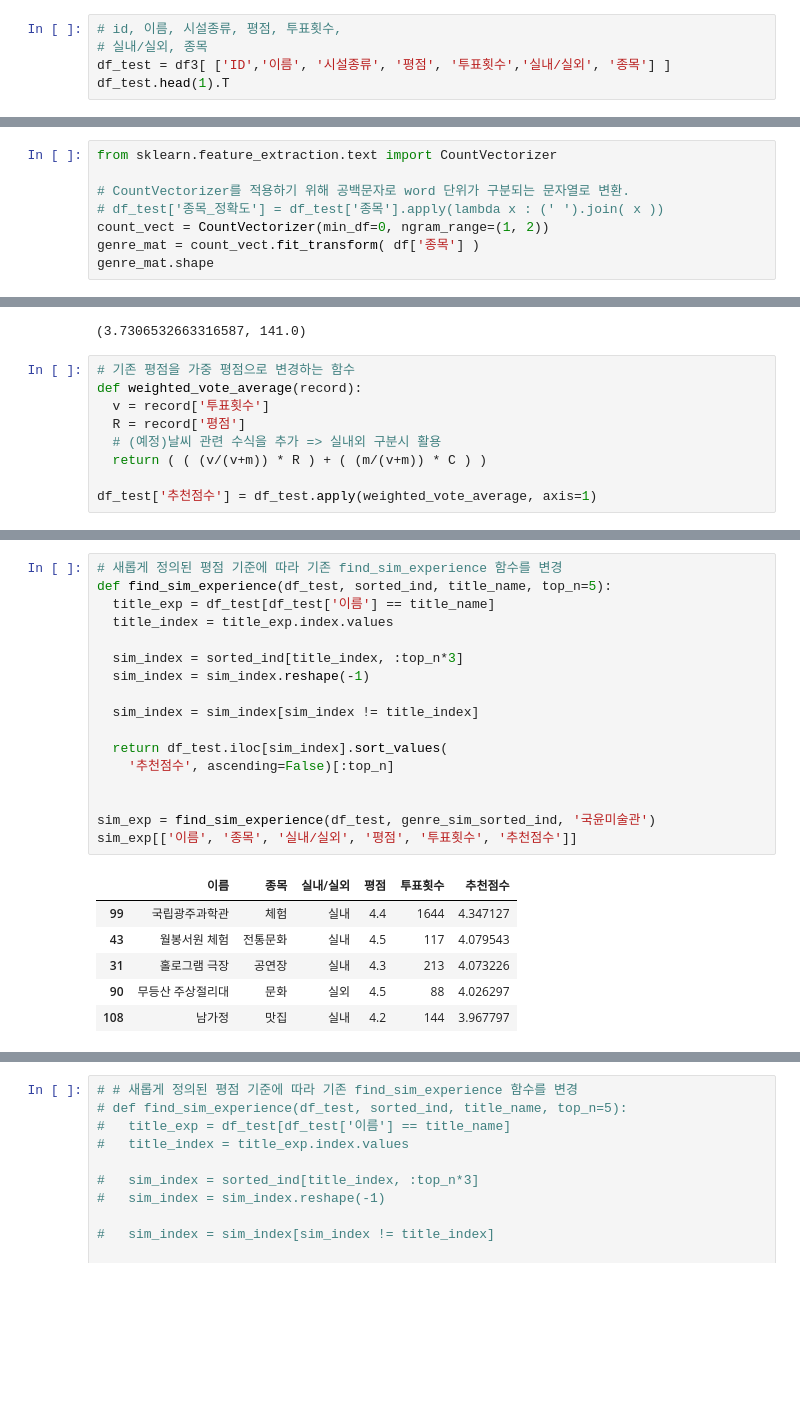
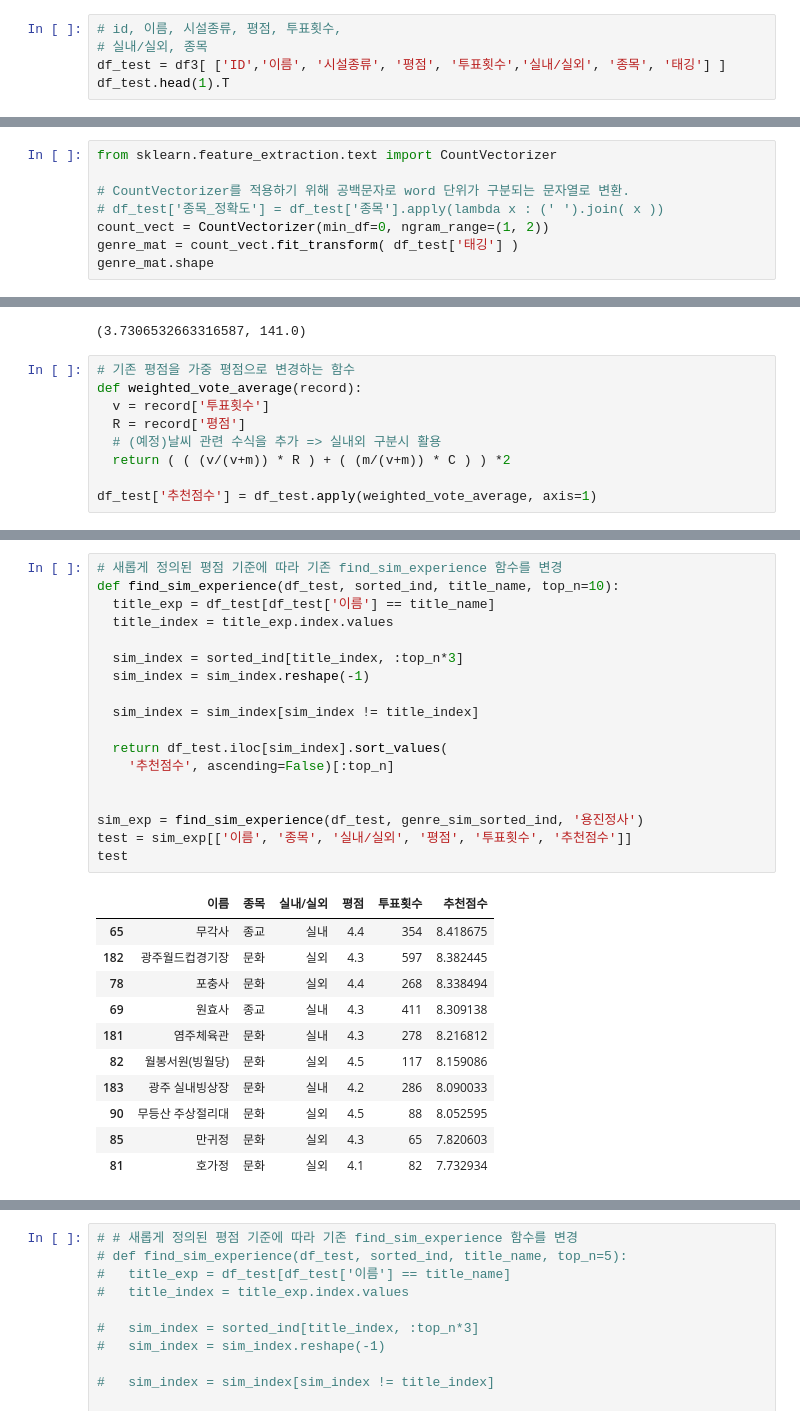
Before and after one commit to oocheol/Health_Find, a Jupyter notebook: Model.ipynb, the cells around one changed output, grey strips where cells are left out. Cells and saved outputs as stored; diff of their text form; blank space fills up the shorter version.

```diff
--- a/Model.ipynb
+++ b/Model.ipynb
@@ -85,7 +90,7 @@ df3.head(2).T
 # %%
 # id, 이름, 시설종류, 평점, 투표횟수,
 # 실내/실외, 종목
-df_test = df3[ ['ID','이름', '시설종류', '평점', '투표횟수','실내/실외', '종목'] ]
+df_test = df3[ ['ID','이름', '시설종류', '평점', '투표횟수','실내/실외', '종목', '태깅'] ]
 df_test.head(1).T
 # %% [output]
 |  | 0 |
@@ -133,6 +140,6 @@ from sklearn.feature_extraction.text import CountVectorizer
 # CountVectorizer를 적용하기 위해 공백문자로 word 단위가 구분되는 문자열로 변환.
 # df_test['종목_정확도'] = df_test['종목'].apply(lambda x : (' ').join( x ))
 count_vect = CountVectorizer(min_df=0, ngram_range=(1, 2))
-genre_mat = count_vect.fit_transform( df['종목'] )
+genre_mat = count_vect.fit_transform( df_test['태깅'] )
 genre_mat.shape
 # %% [output]
@@ -209,7 +231,7 @@ def weighted_vote_average(record):
   v = record['투표횟수']
   R = record['평점']
   # (예정)날씨 관련 수식을 추가 => 실내외 구분시 활용
-  return ( ( (v/(v+m)) * R ) + ( (m/(v+m)) * C ) )
+  return ( ( (v/(v+m)) * R ) + ( (m/(v+m)) * C ) ) *2
 
 df_test['추천점수'] = df_test.apply(weighted_vote_average, axis=1)
 # %%
@@ -233,24 +265,30 @@ df_test[['이름', '평점', '투표횟수', '추천점수']].sort_values(
 # %%
 # 새롭게 정의된 평점 기준에 따라 기존 find_sim_experience 함수를 변경
-def find_sim_experience(df_test, sorted_ind, title_name, top_n=5):
+def find_sim_experience(df_test, sorted_ind, title_name, top_n=10):
   title_exp = df_test[df_test['이름'] == title_name]
   title_index = title_exp.index.values
 
   sim_index = sorted_ind[title_index, :top_n*3]
   sim_index = sim_index.reshape(-1)
 
   sim_index = sim_index[sim_index != title_index]
 
   return df_test.iloc[sim_index].sort_values(
     '추천점수', ascending=False)[:top_n]
 
 
-sim_exp = find_sim_experience(df_test, genre_sim_sorted_ind, '국윤미술관')
-sim_exp[['이름', '종목', '실내/실외', '평점', '투표횟수', '추천점수']]
+sim_exp = find_sim_experience(df_test, genre_sim_sorted_ind, '용진정사')
+test = sim_exp[['이름', '종목', '실내/실외', '평점', '투표횟수', '추천점수']]
+test
 # %% [output]
 |  | 이름 | 종목 | 실내/실외 | 평점 | 투표횟수 | 추천점수 |
-| 99 | 국립광주과학관 | 체험 | 실내 | 4.4 | 1644 | 4.347127 |
-| 43 | 월봉서원 체험 | 전통문화 | 실내 | 4.5 | 117 | 4.079543 |
-| 31 | 홀로그램 극장 | 공연장 | 실내 | 4.3 | 213 | 4.073226 |
-| 90 | 무등산 주상절리대 | 문화 | 실외 | 4.5 | 88 | 4.026297 |
-| 108 | 남가정 | 맛집 | 실내 | 4.2 | 144 | 3.967797 |
+| 65 | 무각사 | 종교 | 실내 | 4.4 | 354 | 8.418675 |
+| 182 | 광주월드컵경기장 | 문화 | 실외 | 4.3 | 597 | 8.382445 |
+| 78 | 포충사 | 문화 | 실외 | 4.4 | 268 | 8.338494 |
+| 69 | 원효사 | 종교 | 실내 | 4.3 | 411 | 8.309138 |
+| 181 | 염주체육관 | 문화 | 실내 | 4.3 | 278 | 8.216812 |
+| 82 | 월봉서원(빙월당) | 문화 | 실외 | 4.5 | 117 | 8.159086 |
+| 183 | 광주 실내빙상장 | 문화 | 실내 | 4.2 | 286 | 8.090033 |
+| 90 | 무등산 주상절리대 | 문화 | 실외 | 4.5 | 88 | 8.052595 |
+| 85 | 만귀정 | 문화 | 실외 | 4.3 | 65 | 7.820603 |
+| 81 | 호가정 | 문화 | 실외 | 4.1 | 82 | 7.732934 |
```
Also changed, not shown: parts of 13 cells of this notebook, 1 other file.
